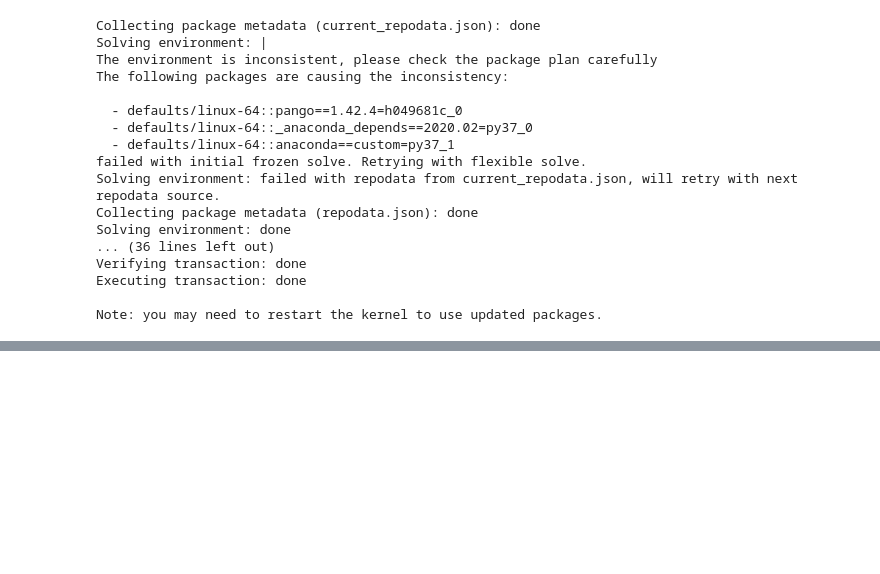
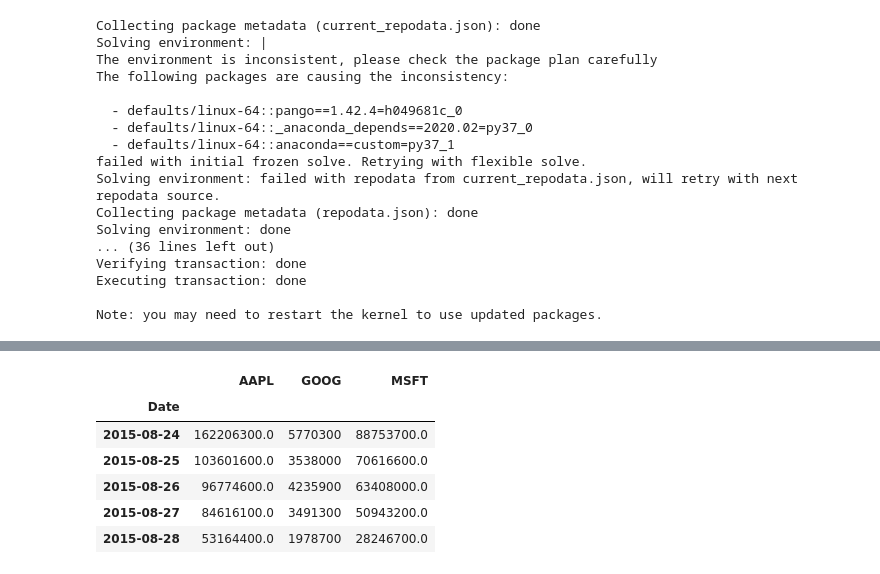
Before and after one commit to usamasubhani/PIAIC, a Jupyter notebook: Quarter 2/Notes/Pandas.ipynb, the cells around one changed output, grey strips where cells are left out. Saved outputs shown, nothing was run; the diff lists cells and outputs as text; code cells hidden in the pictures; blank space fills up the shorter version.

```diff
--- a/Quarter 2/Notes/Pandas.ipynb
+++ b/Quarter 2/Notes/Pandas.ipynb
@@ -711,0 +710,16 @@ ModuleNotFoundError: No module named 'pandas_datareader'
+# %%
+all_data = {ticker: web.get_data_yahoo(ticker)
+    for ticker in ['AAPL', 'GOOG', 'MSFT']}
+# %%
+price = pd.DataFrame({ticker: data['Adj Close'] for ticker, data in all_data.items()})
+volume = pd.DataFrame({ticker: data['Volume'] for ticker, data in all_data.items()})
+# %%
+volume.head()
+# %% [output]
+|  | AAPL | GOOG | MSFT |
+| Date |  |  |  |
+| 2015-08-24 | 162206300.0 | 5770300 | 88753700.0 |
+| 2015-08-25 | 103601600.0 | 3538000 | 70616600.0 |
+| 2015-08-26 | 96774600.0 | 4235900 | 63408000.0 |
+| 2015-08-27 | 84616100.0 | 3491300 | 50943200.0 |
+| 2015-08-28 | 53164400.0 | 1978700 | 28246700.0 |
```
Also changed, not shown: parts of 8 cells of this notebook.
